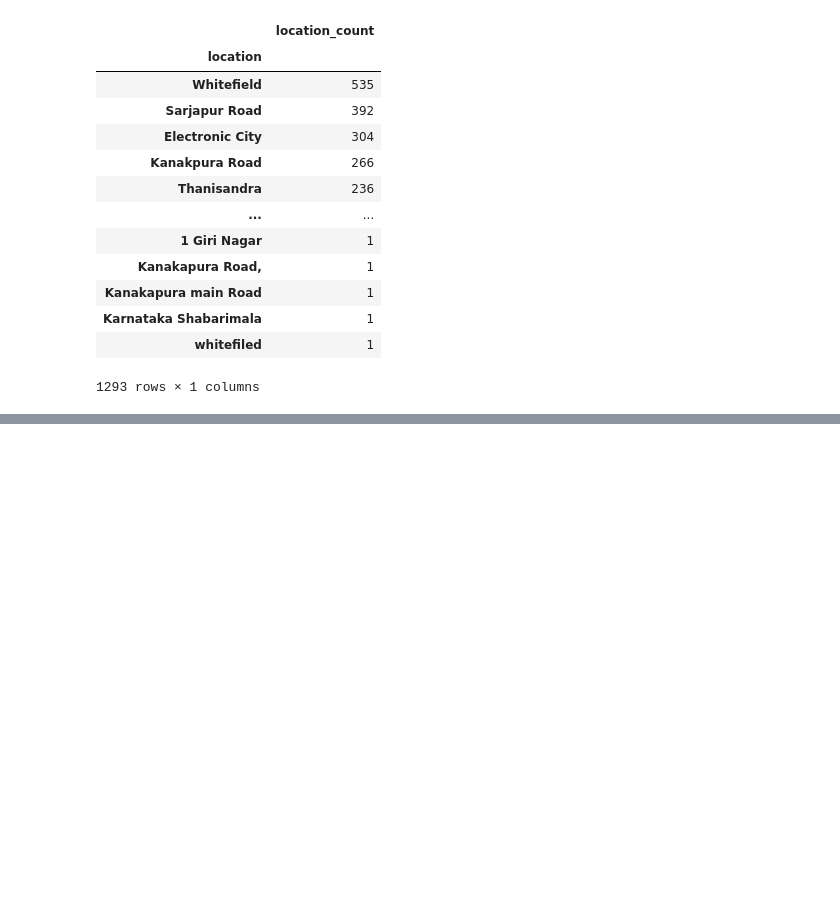
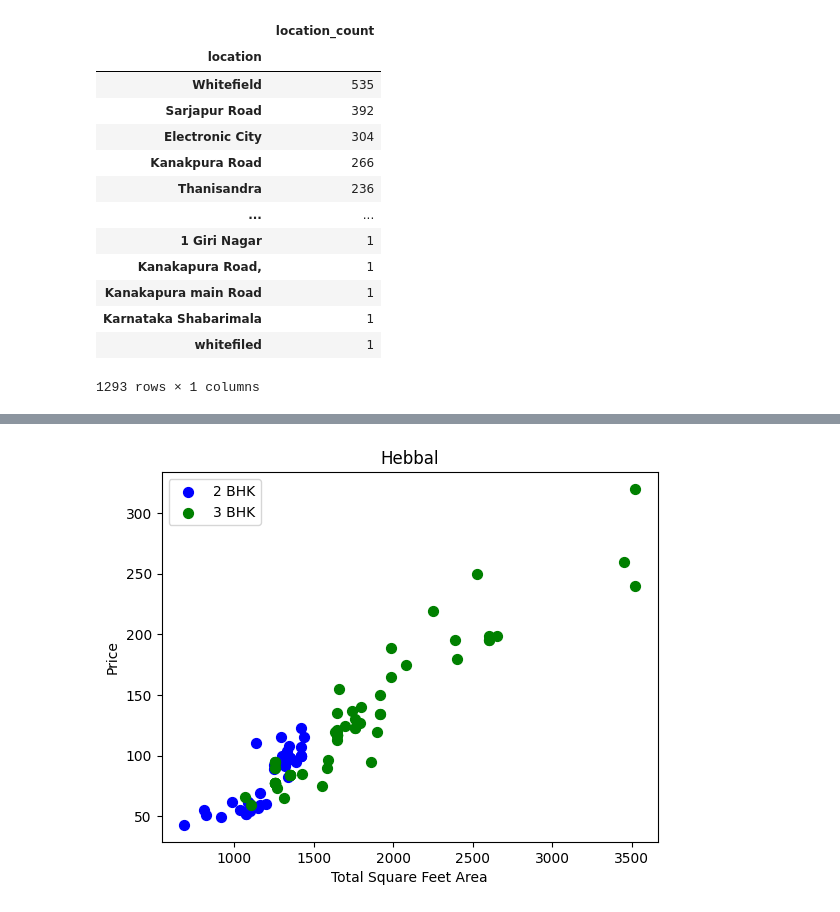
Before and after one commit to CodeLikeAyush/Bangalore-House-Prediction, a Jupyter notebook: notebook.ipynb, the cells around one changed output, grey strips where cells are left out. Cells and saved outputs as stored; diff of their text form; code cells hidden in the pictures; blank space fills up the shorter version.

```diff
--- a/notebook.ipynb
+++ b/notebook.ipynb
@@ -276,0 +413,4 @@ location_stat[location_stat['location_count']<10]
+# %%
+plot_scatter_chart(df7,"Hebbal")
+# %% [output]
+[figure, added]
```
Also changed, not shown: parts of 39 cells of this notebook.
